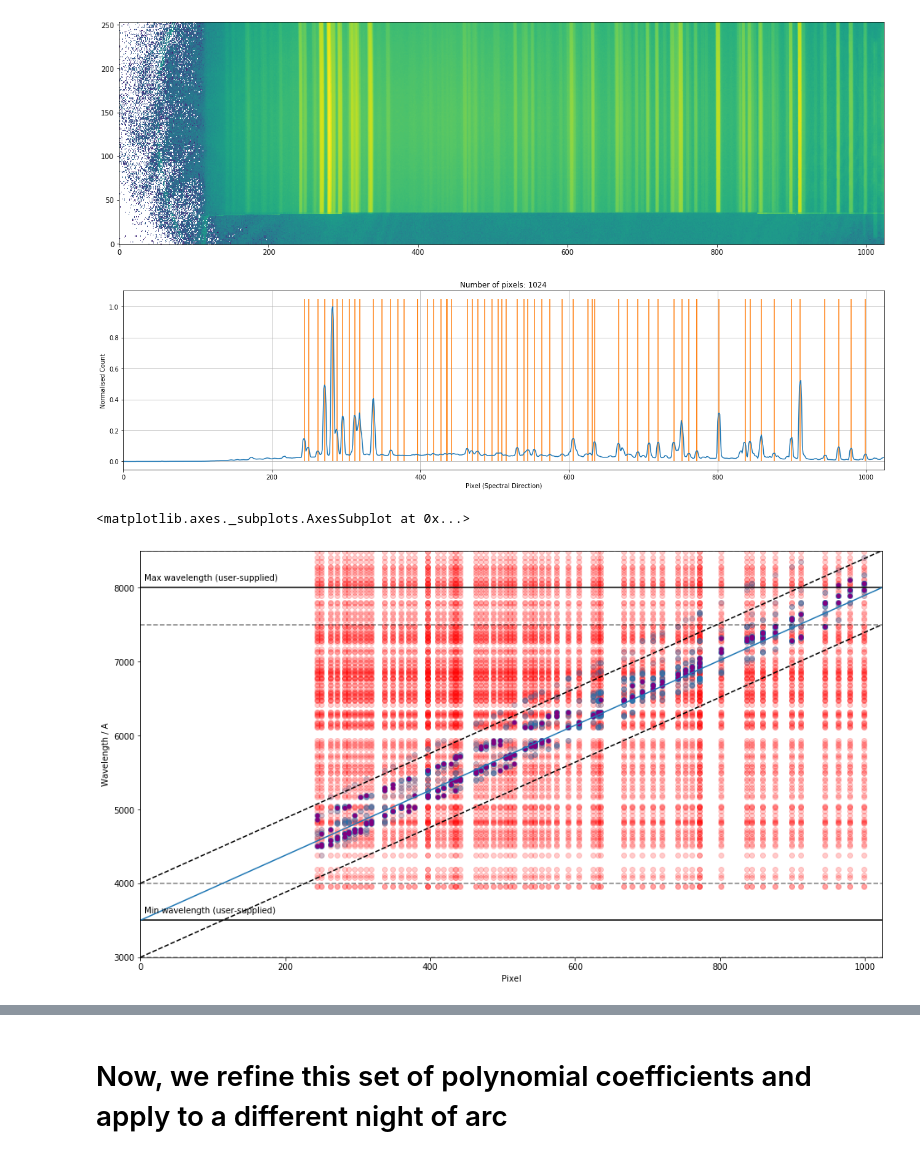
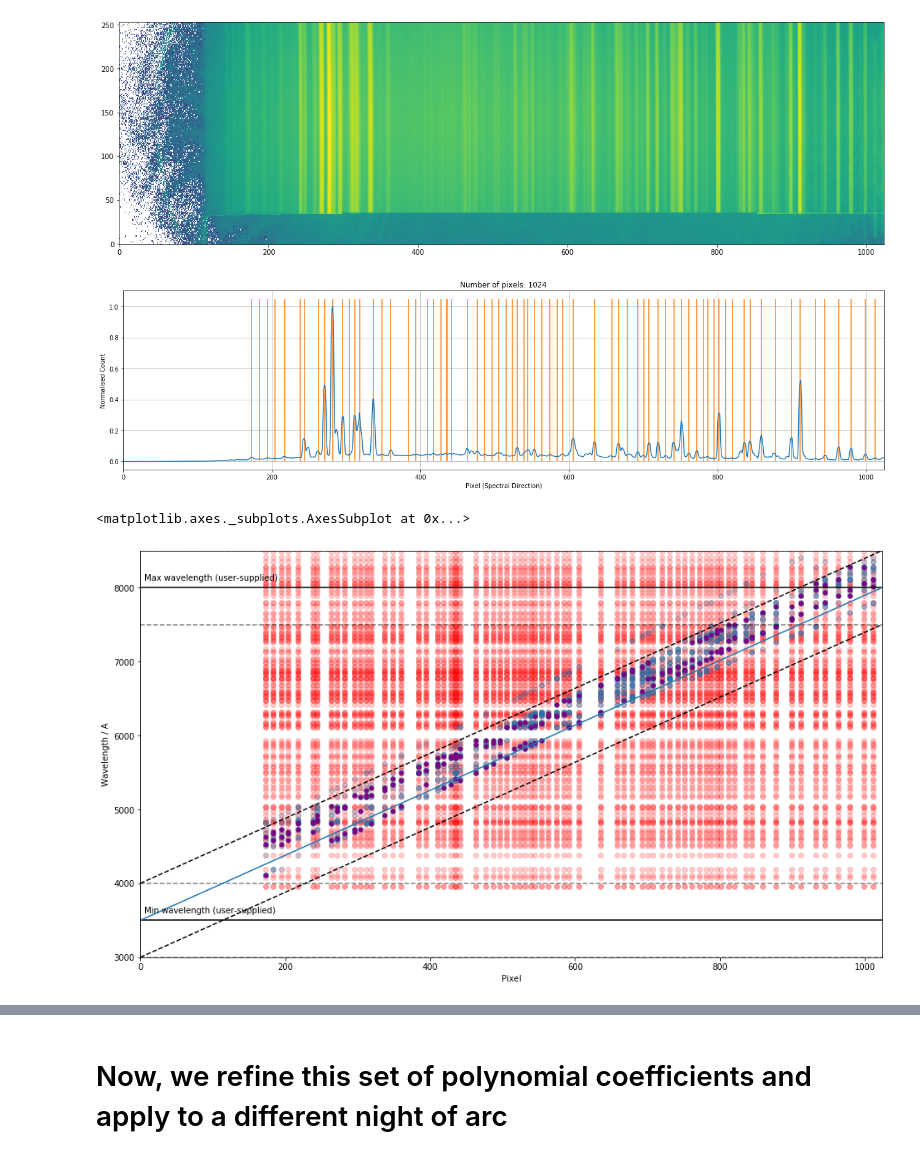
Before and after one commit to jveitchmichaelis/rascal, a Jupyter notebook: examples/example_LT_SPRAT_refine_polynomial_coefficients.ipynb, the cells around one changed output, grey strips where cells are left out. Saved outputs shown, nothing was run; the diff lists cells and outputs as text; code cells hidden in the pictures.

```diff
--- a/examples/example_LT_SPRAT_refine_polynomial_coefficients.ipynb
+++ b/examples/example_LT_SPRAT_refine_polynomial_coefficients.ipynb
@@ -22,20 +22,20 @@ plt.tight_layout()
 # %%
 spectrum = np.median(data[110:120], axis=0)
 
-peaks, _ = find_peaks(spectrum, height=500, distance=5, threshold=None)
+peaks, _ = find_peaks(spectrum, height=200, distance=6, threshold=None)
 peaks = refine_peaks(spectrum, peaks, window_width=5)
 
 plt.figure(figsize=(18,5))
 plt.plot(spectrum / spectrum.max())
 plt.vlines(peaks, 0, 1.05, colors='C1')
 plt.title('Number of pixels: ' + str(spectrum.shape[0]))
 plt.xlabel("Pixel (Spectral Direction)")
 plt.ylabel("Normalised Count")
 plt.xlim(0, 1024)
 plt.grid()
 plt.tight_layout()
 # %% [output]
-[figure, old version]
+[figure, new version]
 # %%
 c = Calibrator(peaks,
                num_pix=len(spectrum),
@@ -50,7 +50,7 @@ c.add_atlas(elements='Xe')
 c.plot_search_space()
 # %% [output]
 <matplotlib.axes._subplots.AxesSubplot at 0x...>
-[figure, old version]
+[figure, new version]
 # %%
 best_p, rms, residual, peak_utilisation = c.fit(max_tries=10000)
 
```
Also changed, not shown: parts of 3 cells of this notebook, 10 other files.
